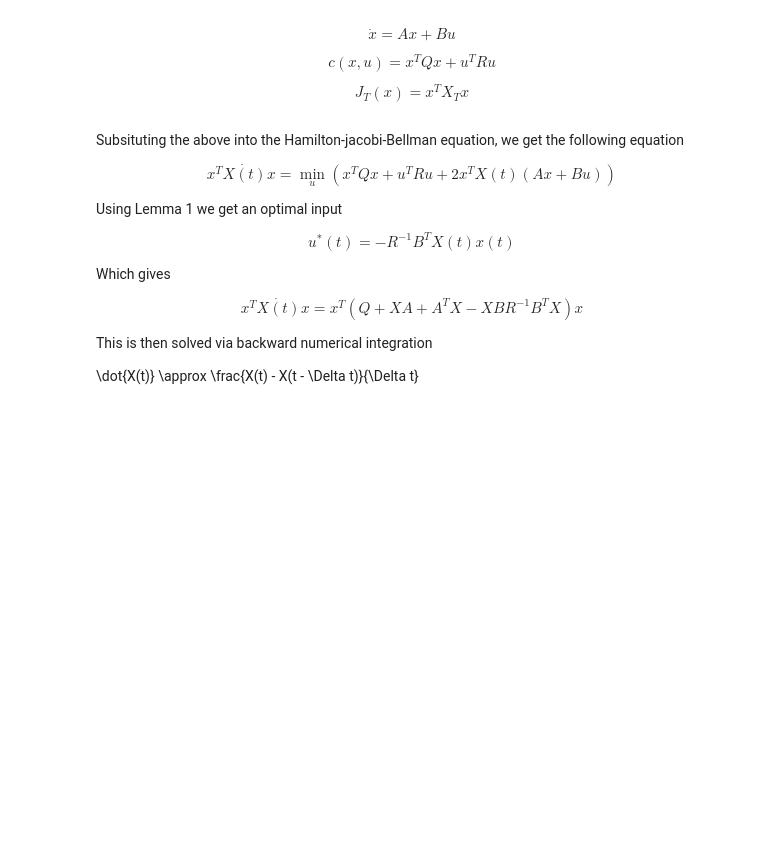
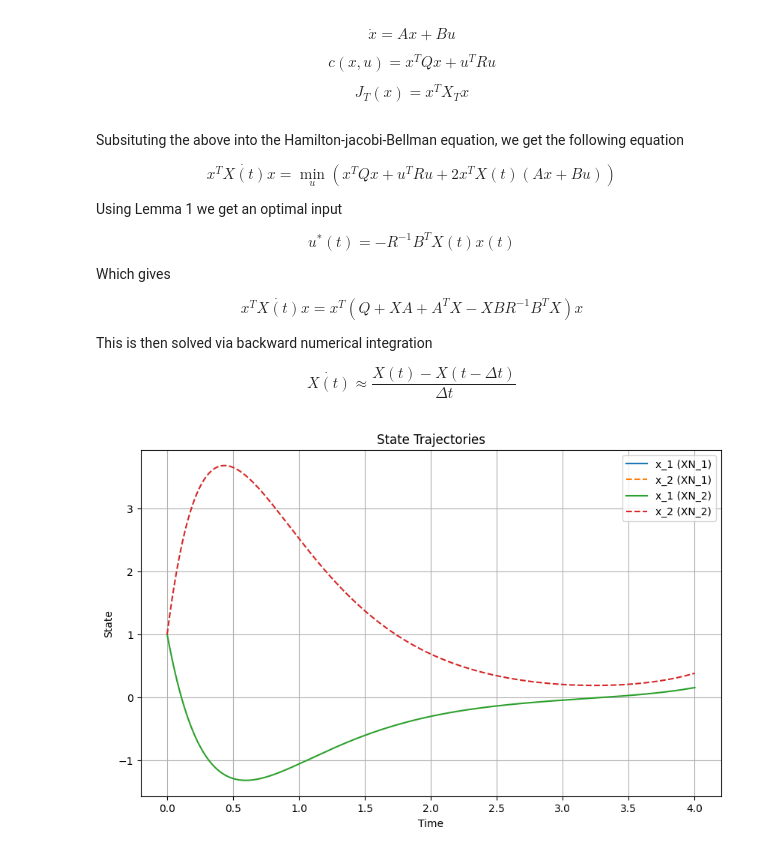
Before and after one commit to ofs416/Reinforcement_Learning, a Jupyter notebook: optimal_control.ipynb, the cells around one changed output. Cells and saved outputs as stored; diff of their text form; code cells hidden in the pictures; blank space fills up the shorter version.

Commit message:
example of Dt FH LQR

```diff
--- a/optimal_control.ipynb
+++ b/optimal_control.ipynb
@@ -207,4 +207,4 @@ $$ x^T \dot{X(t)} x = x^T \left( Q + XA +A^TX - XBR^{-1}B^TX  \right) x$$
 
 This is then solved via backward numerical integration
 
-\dot{X(t)} \approx \frac{X(t) - X(t - \Delta t)}{\Delta t}
+$$ \dot{X(t)} \approx \frac{X(t) - X(t - \Delta t)}{\Delta t} $$
@@ -210,0 +298,26 @@ This is then solved via backward numerical integration
+# %%
+results = run_lqr_example()
+# %%
+import matplotlib.pyplot as plt
+
+# Extract the time range and xlog values from the results
+trange, _, _, xlog_1, xlog_2, _, _, _, _ = results
+
+# Plot xlog_1
+plt.figure(figsize=(10, 6))
+plt.plot(trange, xlog_1[:, 0], label='x_1 (XN_1)', linestyle='-')
+plt.plot(trange, xlog_1[:, 1], label='x_2 (XN_1)', linestyle='--')
+
+# Plot xlog_2
+plt.plot(trange, xlog_2[:, 0], label='x_1 (XN_2)', linestyle='-')
+plt.plot(trange, xlog_2[:, 1], label='x_2 (XN_2)', linestyle='--')
+
+# Add labels and legend
+plt.xlabel('Time')
+plt.ylabel('State')
+plt.title('State Trajectories')
+plt.legend()
+plt.grid(True)
+plt.show()
+# %% [output]
+[figure, added]
```
Also changed, not shown: parts of 1 cell of this notebook.
